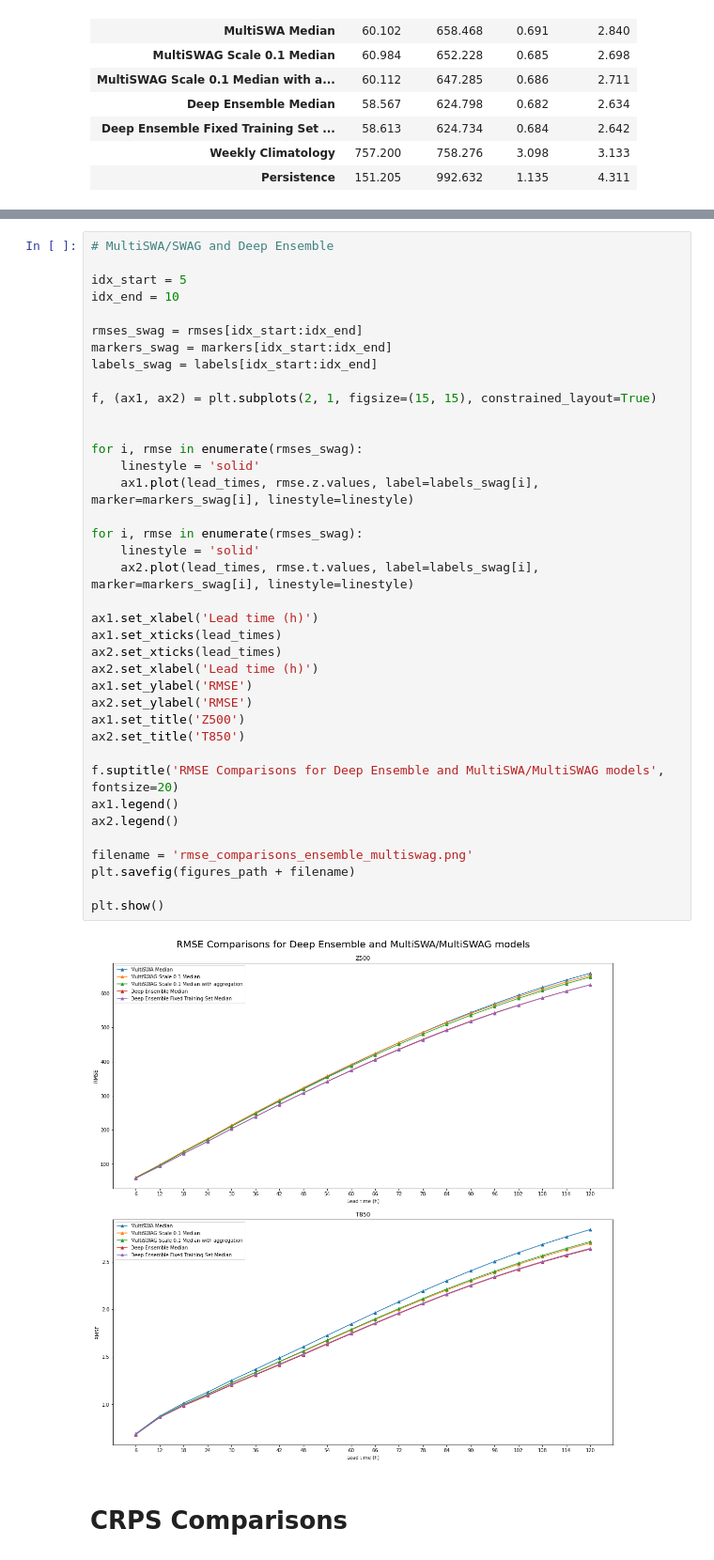
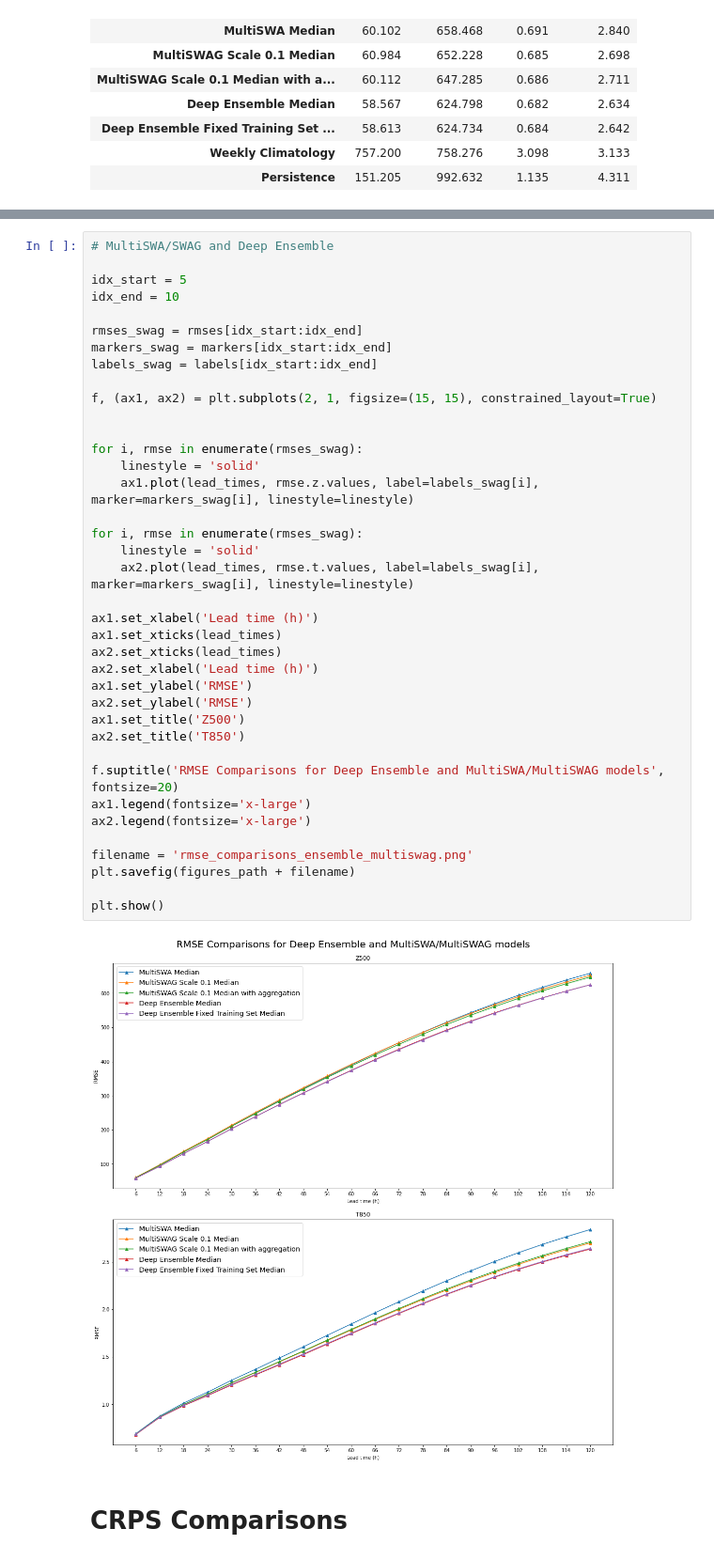
Before and after one commit to yasserhaddad/weather_prediction, a Jupyter notebook: notebooks/results_s02.ipynb, the cells around one changed output, grey strips where cells are left out. Shown at 94% size. Cells and saved outputs as stored; diff of their text form.

```diff
--- a/notebooks/results_s02.ipynb
+++ b/notebooks/results_s02.ipynb
@@ -256,36 +256,36 @@ rmses_swag = rmses[idx_start:idx_end]
 markers_swag = markers[idx_start:idx_end]
 labels_swag = labels[idx_start:idx_end]
 
 f, (ax1, ax2) = plt.subplots(2, 1, figsize=(15, 15), constrained_layout=True)
 
 
 for i, rmse in enumerate(rmses_swag):
     linestyle = 'solid'
     ax1.plot(lead_times, rmse.z.values, label=labels_swag[i], marker=markers_swag[i], linestyle=linestyle)
 
 for i, rmse in enumerate(rmses_swag):
     linestyle = 'solid'
     ax2.plot(lead_times, rmse.t.values, label=labels_swag[i], marker=markers_swag[i], linestyle=linestyle)
 
 ax1.set_xlabel('Lead time (h)')
 ax1.set_xticks(lead_times)
 ax2.set_xticks(lead_times)
 ax2.set_xlabel('Lead time (h)')
 ax1.set_ylabel('RMSE')
 ax2.set_ylabel('RMSE')
 ax1.set_title('Z500')
 ax2.set_title('T850')
 
 f.suptitle('RMSE Comparisons for Deep Ensemble and MultiSWA/MultiSWAG models', fontsize=20)
-ax1.legend()
-ax2.legend()
+ax1.legend(fontsize='x-large')
+ax2.legend(fontsize='x-large')
 
 filename = 'rmse_comparisons_ensemble_multiswag.png'
 plt.savefig(figures_path + filename)
 
 plt.show()
 # %% [output]
-[figure, old version]
+[figure, new version]
 # %% [markdown]
 # CRPS Comparisons
 # %%
```
Also changed, not shown: parts of 5 cells of this notebook, 3 other files.
